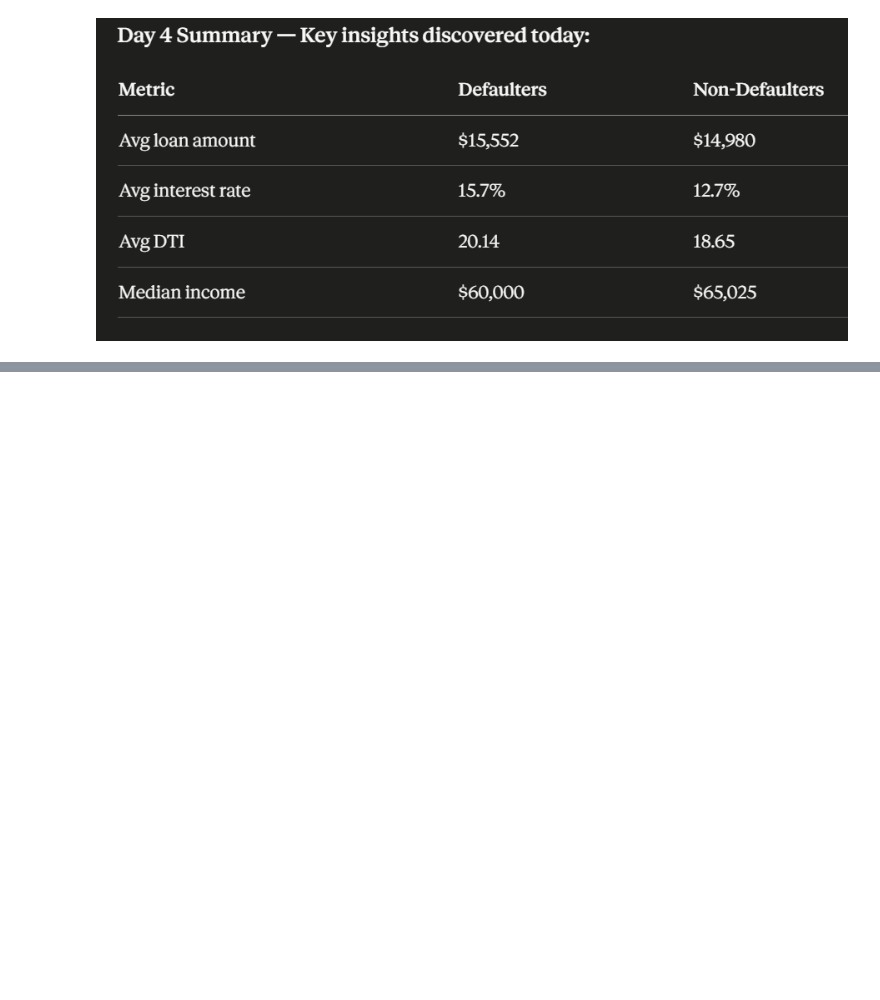
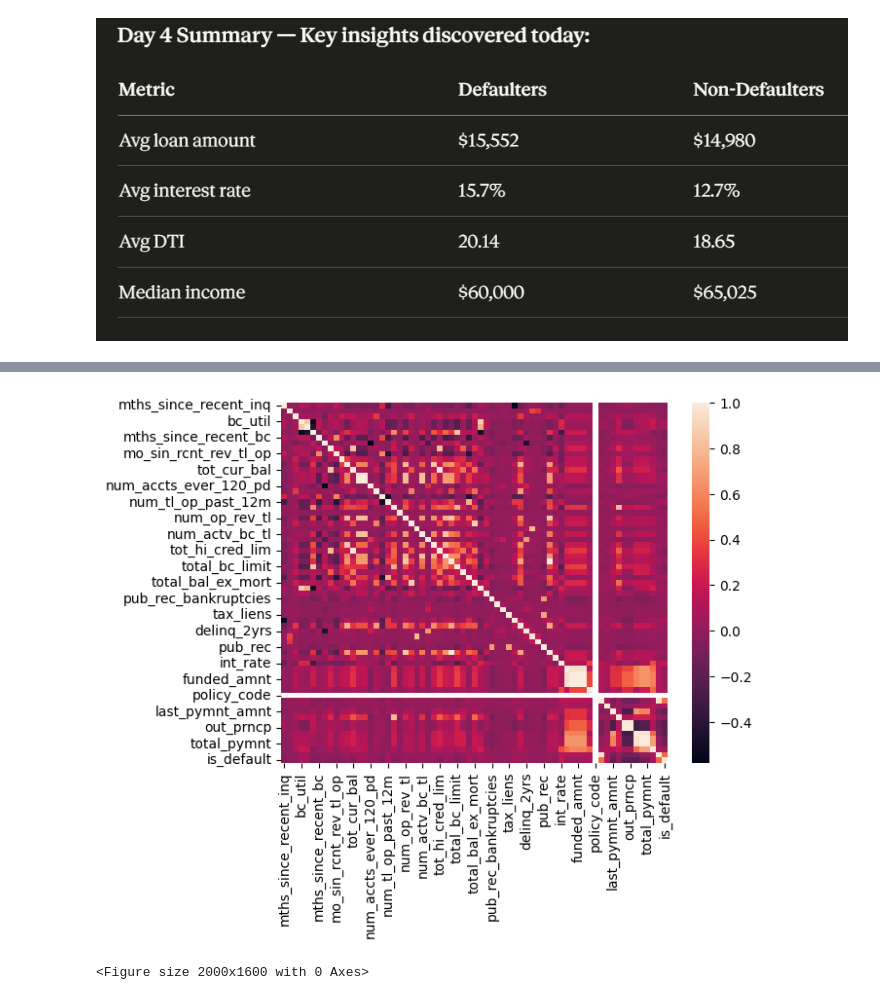
Before and after one commit to septembershashanksharma-hub/finsight-ai, a Jupyter notebook: week1_foundation.ipynb, the cells around one changed output, grey strips where cells are left out. Saved outputs shown, nothing was run; the diff lists cells and outputs as text; code cells hidden in the pictures; blank space fills up the shorter version.

```diff
--- a/week1_foundation.ipynb
+++ b/week1_foundation.ipynb
@@ -523,0 +554,7 @@ Every single metric points in the same direction, defaulters borrow more, pay hi
+# %%
+sns.heatmap(df.select_dtypes(include='number').corr(), annot=False)
+plt.figure(figsize=(20,16))
+plt.savefig('reports/correlation_heatmap.png')
+# %% [output]
+[figure, added]
+<Figure size 2000x1600 with 0 Axes>
```
Also changed, not shown: parts of 7 cells of this notebook, 5 other files.
